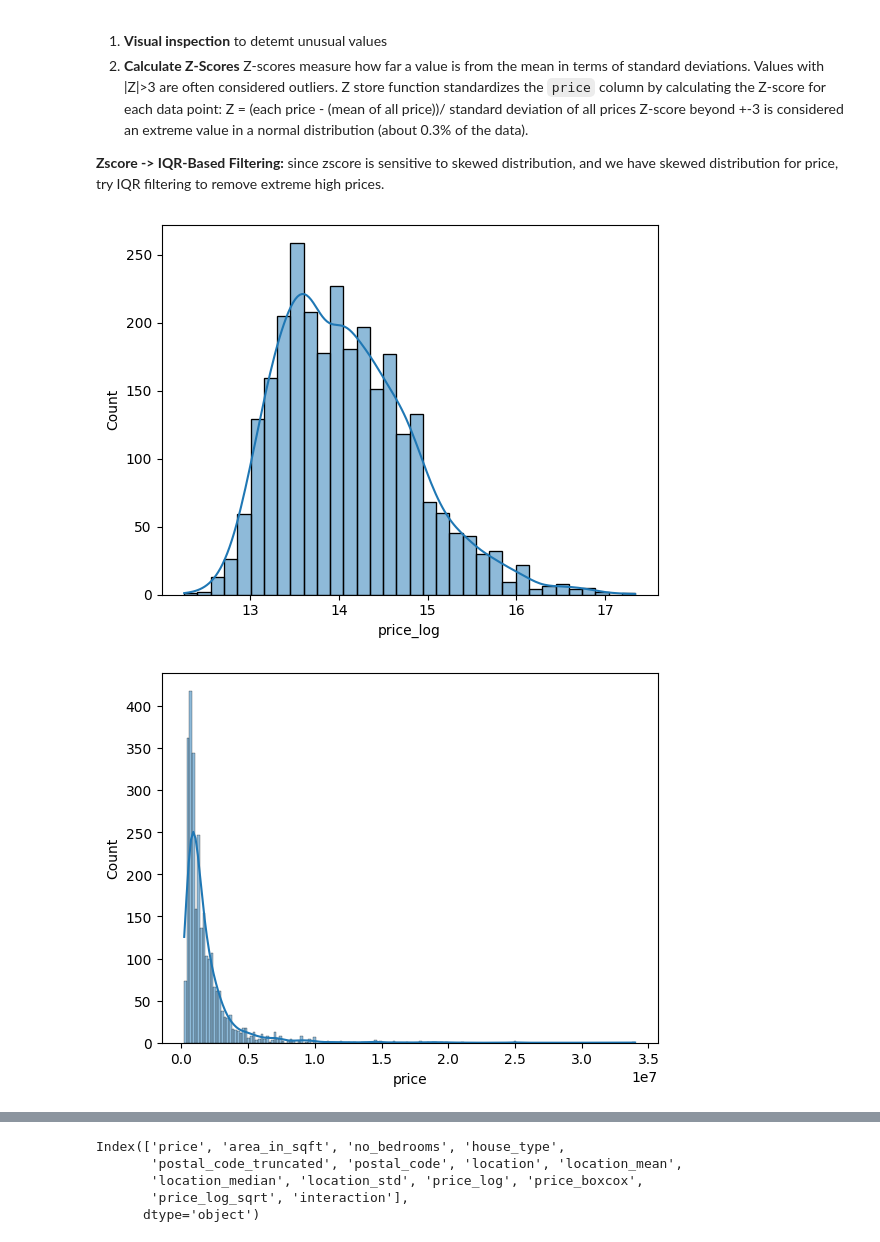
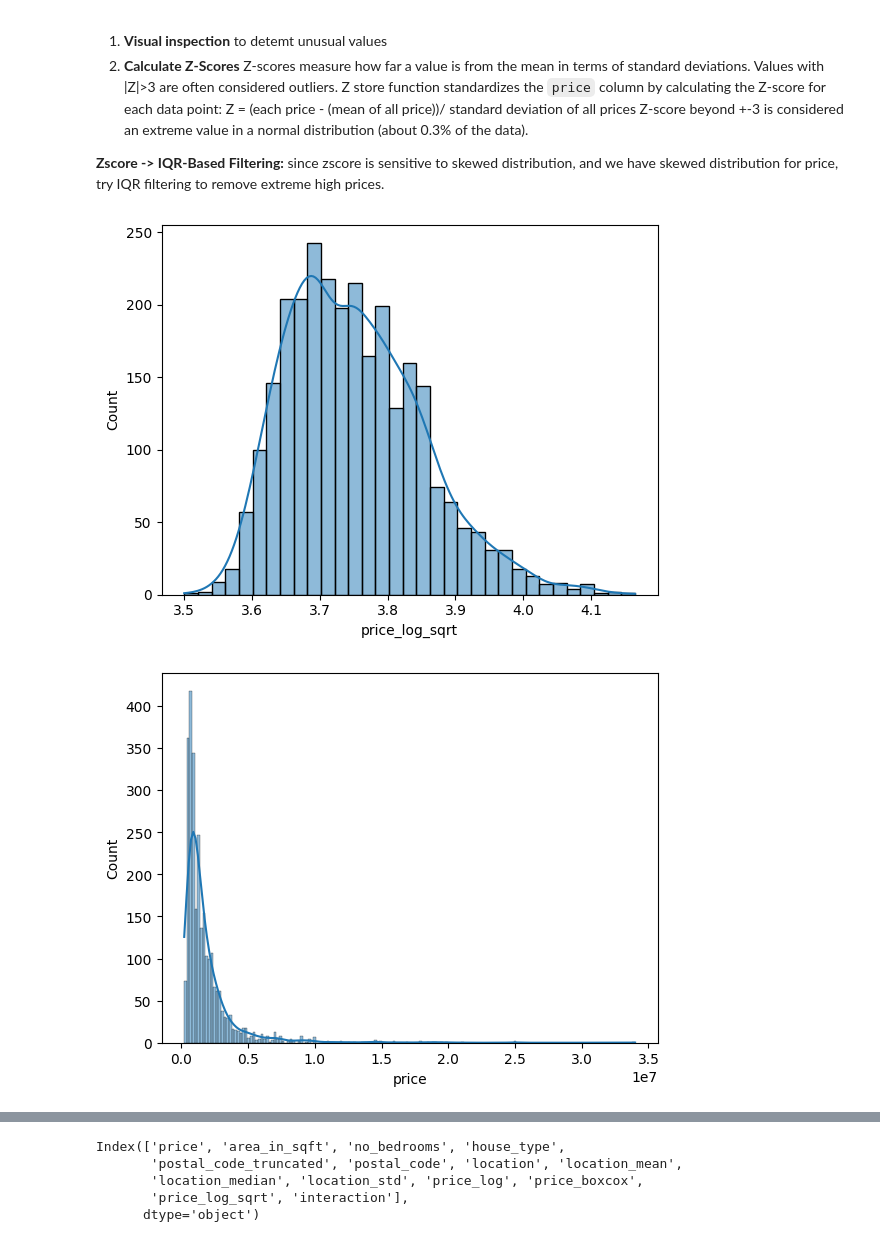
Before and after one commit to jee3153/london_housing_prediction, a Jupyter notebook: london_housing.ipynb, the cells around one changed output, grey strips where cells are left out. Cells and saved outputs as stored; diff of their text form; code cells hidden in the pictures.

Commit message:
further recuding skewness and standardize price

```diff
--- a/london_housing.ipynb
+++ b/london_housing.ipynb
@@ -490,18 +493,14 @@ Z-score beyond +-3 is considered an extreme value in a normal distribution (abou
 
 **Zscore -> IQR-Based Filtering:** since zscore is sensitive to skewed distribution, and we have skewed distribution for price, try IQR filtering to remove extreme high prices.
 # %%
-from scipy import stats
-
 temp_df['price_log'] = np.log1p(temp_df['price'])
 temp_df['price_boxcox'], _ = stats.boxcox(temp_df['price'])
 temp_df['price_log_sqrt'] = np.sqrt(temp_df['price_log'])
 
-sns.histplot(temp_df['price_log'], kde=True)
+sns.histplot(temp_df['price_log_sqrt'], kde=True)
 plt.show()
 sns.histplot(temp_df['price'], kde=True)
 plt.show()
-
-plt.show()
 # %% [output]
-[figure, old version]
+[figure, new version]
 [figure]
```
Also changed, not shown: parts of 13 cells of this notebook, 1 other file.
